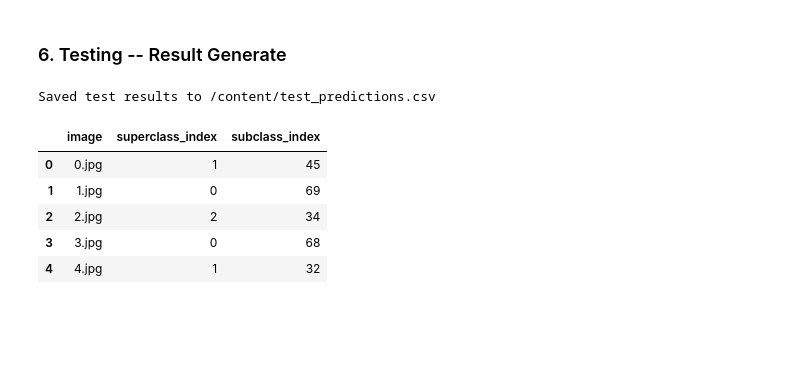
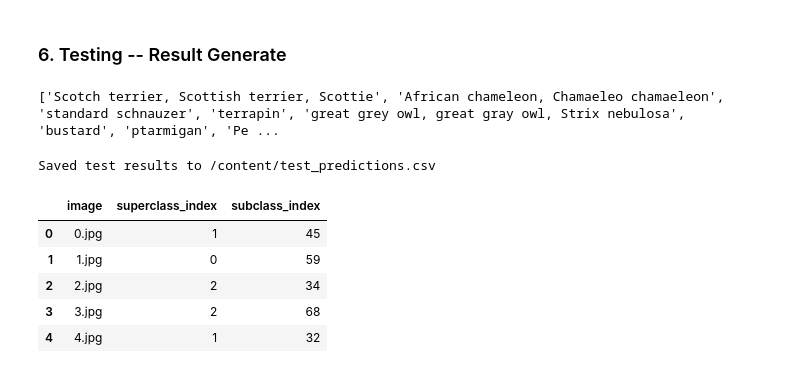
Before and after one commit to Char15Xu/nndl_final_proj, a Jupyter notebook: convnext_clip.ipynb, the cells around one changed output. Saved outputs shown, nothing was run; the diff lists cells and outputs as text; code cells hidden in the pictures; blank space fills up the shorter version.

```diff
--- a/convnext_clip.ipynb
+++ b/convnext_clip.ipynb
@@ -266,7 +261,10 @@ convnext = timm.create_model("convnext_tiny", pretrained=True, num_classes=num_s
 # Freezing the CLIP backbone and train the linear head to predict sub‑class
 clip_model.visual.requires_grad_(False)
 clip_model = clip_model.to(device)
-linear_head = nn.Linear(clip_model.visual.output_dim, num_sub).to(device)
+linear_head = nn.Sequential(
+    nn.Dropout(p=0.2),
+    nn.Linear(clip_model.visual.output_dim, num_sub)
+).to(device)
 # %%
 # Optimizers
 ce = nn.CrossEntropyLoss()
@@ -548,52 +571,65 @@ print('Finished Training')
 ### 6. Testing -- Result Generate
 # %%
 # Loading and processing testing dataset
-conv_test_ds = MultiClassImageTestDataset(super_map_df, sub_map_df, test_img_dir, transform=conv_val_tf     )
+conv_test_ds = MultiClassImageTestDataset(super_map_df, sub_map_df, test_img_dir, transform=conv_val_tf)
 clip_test_ds = MultiClassImageTestDataset(super_map_df, sub_map_df, test_img_dir, transform=clip_preprocess)
-
-assert len(conv_test_ds) == len(clip_test_ds)
 
 conv_test_loader = DataLoader(conv_test_ds, batch_size=BATCH, shuffle=False)
 clip_test_loader = DataLoader(clip_test_ds, batch_size=BATCH, shuffle=False)
 
 # Inferencing
 convnext.eval()
 clip_model.eval()
 linear_head.eval()
 
+sub_class = sub_map_df["class"].tolist()
+print(sub_class)
+
+device = "cuda" if torch.cuda.is_available() else "cpu"
+model, preprocess = clip.load("ViT-B/32", device=device)
+prompt_text = [f"{c}" for c in sub_class]
+text_tokens = clip.tokenize(prompt_text).to(device)
+
+with torch.no_grad():
+    embedding = model.encode_text(text_tokens)
+
+alpha = 0.3
+
 test_predictions = {'image': [], 'superclass_index': [], 'subclass_index': []}
 
 with torch.no_grad():
-    for (conv_imgs, conv_names), (clip_imgs, clip_names) in tqdm(
-            zip(conv_test_loader, clip_test_loader), total=len(conv_test_loader)):
-        # ensure matching image names
-        assert list(conv_names) == list(clip_names)
+    for (super_image, super_name), (sub_image, sub_name) in tqdm(zip(conv_test_loader, clip_test_loader), total=len(conv_test_loader)):
 
-        # Superclass prediction
-        super_output = convnext(conv_imgs.to(device))
-        super_preds = super_output.argmax(1).cpu().numpy()
+        super_logits = convnext(conv_imgs.to(device))
+        super_preds  = super_logits.argmax(1).cpu().tolist()
 
-        # Subclass prediction
-        feats = clip_model.visual(clip_imgs.to(device))
-        sub_output = linear_head(feats)
-        sub_preds = sub_output.argmax(1).cpu().numpy()
+        lin_features = clip_model.visual(sub_image.to(device))
+        lin_prob = F.softmax(linear_head(lin_features), dim=1)
 
-        # Accumulate into lists
-        test_predictions['image'].extend(conv_names)
-        test_predictions['superclass_index'].extend(super_preds.tolist())
-        test_predictions['subclass_index'].extend(sub_preds.tolist())
+        clip_features = model.encode_image(image)
+        clip_logits, _ = model(clip_features, embedding)
+        clip_probs = clip_logits.softmax(dim=-1).cpu().numpy()
+
+        combined_probs = alpha * lin_prob + (1 - alpha) * clip_probs
+        sub_preds = combined_probs.argmax(1).cpu().tolist()
+
+        test_predictions['image'].extend(super_name)
+        test_predictions['superclass_index'].extend(super_preds)
+        test_predictions['subclass_index'].extend(sub_preds)
+
 
 # Save result to CSV and dataframe
 test_predictions = pd.DataFrame(test_predictions)
 out_csv = "/content/test_predictions.csv"
 test_predictions.to_csv(out_csv, index=False)
 print(f"\nSaved test results to {out_csv}")
 test_predictions.head()
 # %% [output]
-Saved test results to /content/test_predictions.csv
+['Scotch terrier, Scottish terrier, Scottie', 'African chameleon, Chamaeleo chamaeleon', 'standard schnauzer', 'terrapin', 'great grey owl, great gray owl, Strix nebulosa', 'bustard', 'ptarmigan', 'Pe ...
+Saved test results to /content/test_predictions.csv
 |  | image | superclass_index | subclass_index |
 | 0 | 0.jpg | 1 | 45 |
-| 1 | 1.jpg | 0 | 69 |
+| 1 | 1.jpg | 0 | 59 |
 | 2 | 2.jpg | 2 | 34 |
-| 3 | 3.jpg | 0 | 68 |
+| 3 | 3.jpg | 2 | 68 |
 | 4 | 4.jpg | 1 | 32 |
```
Also changed, not shown: parts of 14 cells of this notebook.
